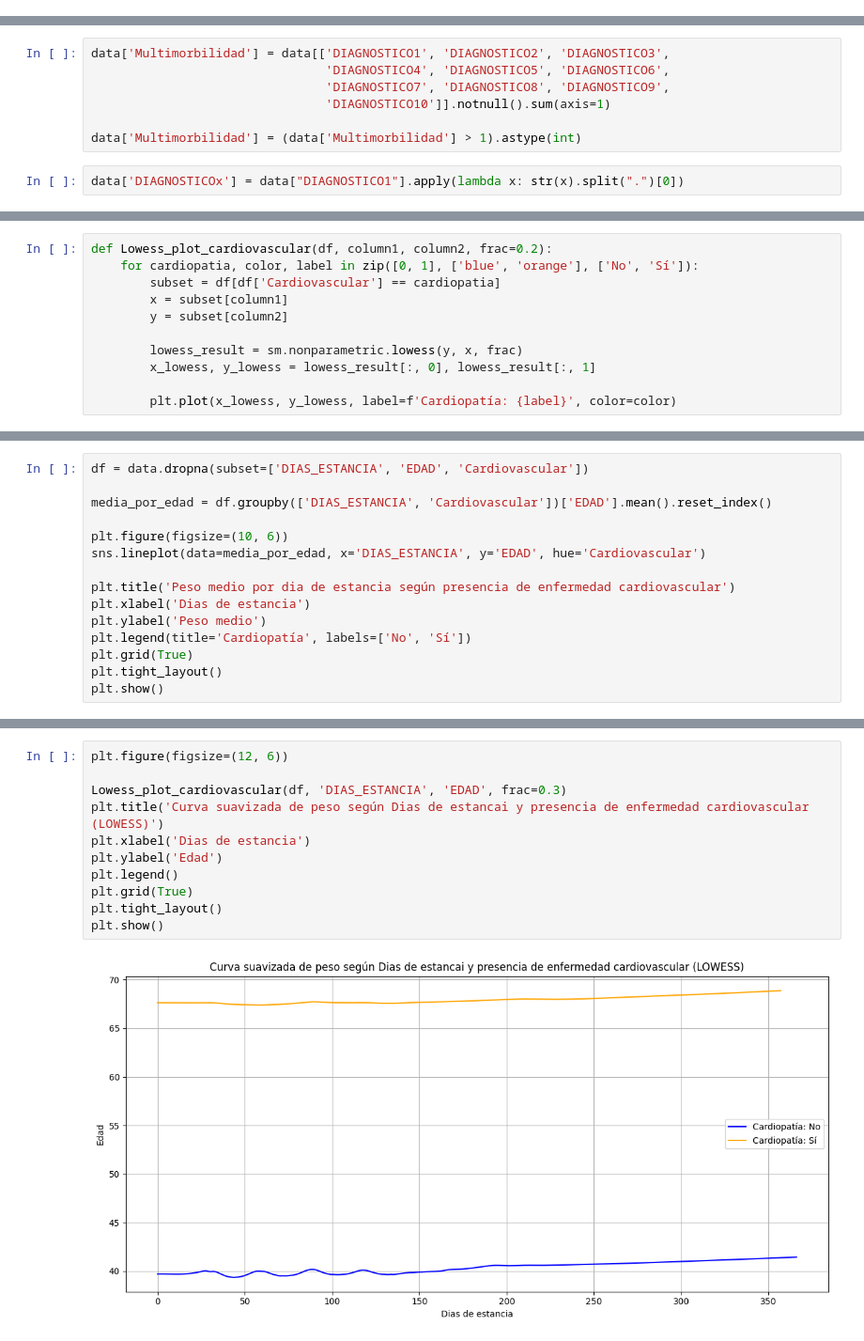
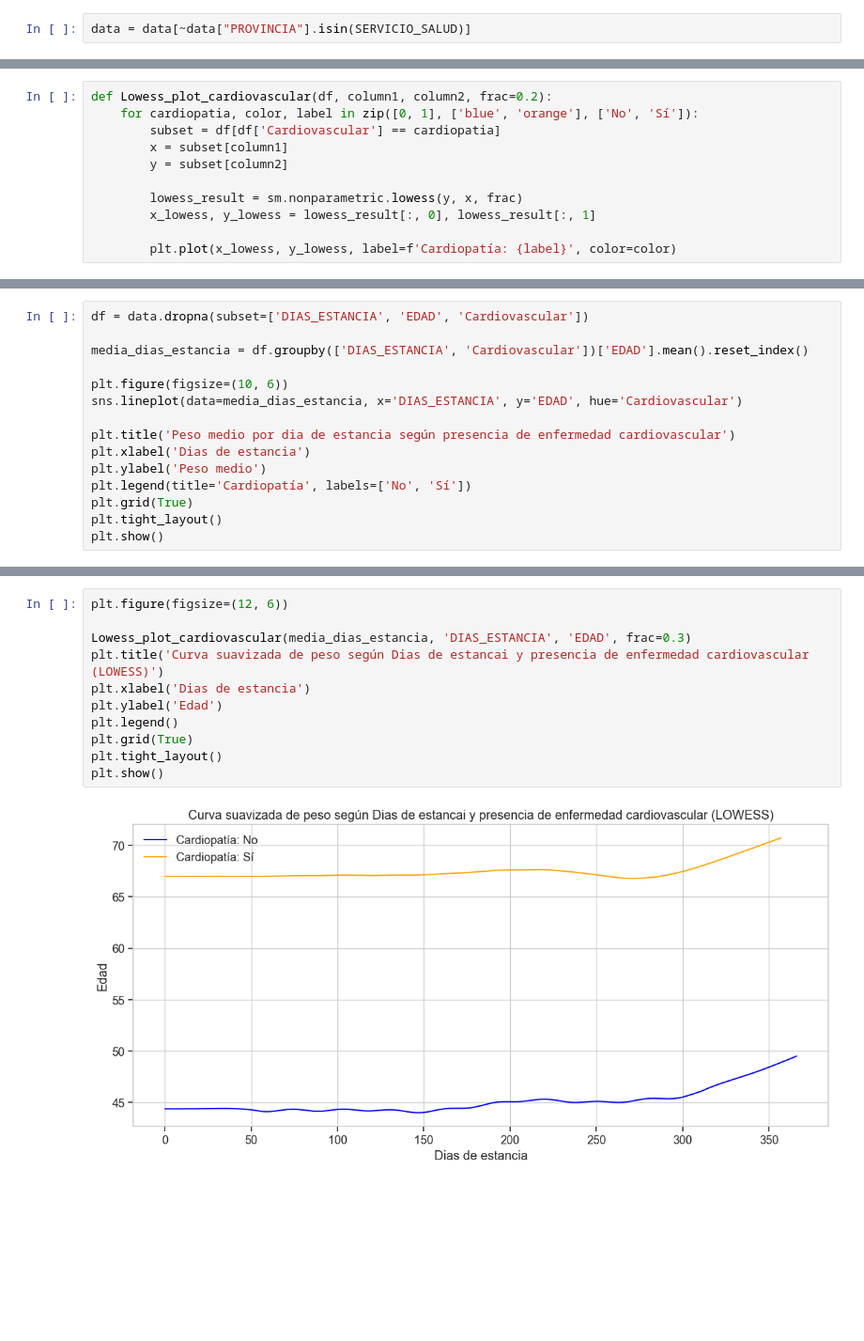
Before and after one commit to MYR2003/Examen-Estadisticas, a Jupyter notebook: examen.ipynb, the cells around one changed output, grey strips where cells are left out. Shown at 94% size. Cells and saved outputs as stored; diff of their text form; blank space fills up the shorter version.

```diff
--- a/examen.ipynb
+++ b/examen.ipynb
@@ -94,3 +121,5 @@ data = data[~data["COMUNA"].isin(comuna) & ~data["SERVICIO_SALUD"].isin(SERVICIO
+# %%
+data = data[~data["PROVINCIA"].isin(SERVICIO_SALUD)]
 # %%
 data.count()
 # %% [output]
@@ -126,12 +156,3 @@ data.describe()
-# %%
-data['Multimorbilidad'] = data[['DIAGNOSTICO1', 'DIAGNOSTICO2', 'DIAGNOSTICO3',
-                                'DIAGNOSTICO4', 'DIAGNOSTICO5', 'DIAGNOSTICO6',
-                                'DIAGNOSTICO7', 'DIAGNOSTICO8', 'DIAGNOSTICO9',
-                                'DIAGNOSTICO10']].notnull().sum(axis=1)
-
-data['Multimorbilidad'] = (data['Multimorbilidad'] > 1).astype(int)
-# %%
-data['DIAGNOSTICOx'] = data["DIAGNOSTICO1"].apply(lambda x: str(x).split(".")[0])
 # %%
 enfermedades_cardiovasculares = ['I01', 'I05', 'I06', 'I07', 'I08', 'I09', 'I10', 'I11', 'I12', 'I13', 'I14', 'I15', 'I20', 'I21', 'I22', 'I23', 'I24', 'I25', 'I26', 'I27', 'I28', 'I30', 'I31', 'I32', 'I33', 'I34', 'I35', 'I36', 'I37', 'I38', 'I39', 'I40', 'I41', 'I42', 'I43', 'I44', 'I45', 'I46', 'I47', 'I48', 'I49', 'I50', 'I51', 'I52', 'I60', 'I61', 'I62', 'I63', 'I64', 'I65', 'I66', 'I67', 'I68', 'I69', 'I70', 'I71', 'I72', 'I73', 'I74', 'I75', 'I76', 'I77', 'I78', 'I79', 'I80', 'I81', 'I82', 'I83', 'I84', 'I85', 'I86', 'I87', 'I88', 'I89', 'I95', 'I96', 'I97', 'I98', 'I99', 'Q20', 'Q21', 'Q22', 'Q23', 'Q24', 'Q25', 'Q26', 'Q27', 'Q28']
 # %%
@@ -422,10 +605,10 @@ plt.show()
 # %%
 df = data.dropna(subset=['DIAS_ESTANCIA', 'EDAD', 'Cardiovascular'])
 
-media_por_edad = df.groupby(['DIAS_ESTANCIA', 'Cardiovascular'])['EDAD'].mean().reset_index()
+media_dias_estancia = df.groupby(['DIAS_ESTANCIA', 'Cardiovascular'])['EDAD'].mean().reset_index()
 
 plt.figure(figsize=(10, 6))
-sns.lineplot(data=media_por_edad, x='DIAS_ESTANCIA', y='EDAD', hue='Cardiovascular')
+sns.lineplot(data=media_dias_estancia, x='DIAS_ESTANCIA', y='EDAD', hue='Cardiovascular')
 
 plt.title('Peso medio por dia de estancia según presencia de enfermedad cardiovascular')
 plt.xlabel('Dias de estancia')
@@ -439,13 +622,13 @@ plt.show()
 # %%
 plt.figure(figsize=(12, 6))
 
-Lowess_plot_cardiovascular(df, 'DIAS_ESTANCIA', 'EDAD', frac=0.3)
+Lowess_plot_cardiovascular(media_dias_estancia, 'DIAS_ESTANCIA', 'EDAD', frac=0.3)
 plt.title('Curva suavizada de peso según Dias de estancai y presencia de enfermedad cardiovascular (LOWESS)')
 plt.xlabel('Dias de estancia')
 plt.ylabel('Edad')
 plt.legend()
 plt.grid(True)
 plt.tight_layout()
 plt.show()
 # %% [output]
-[figure, old version]
+[figure, new version]
```
Also changed, not shown: parts of 61 cells of this notebook.
